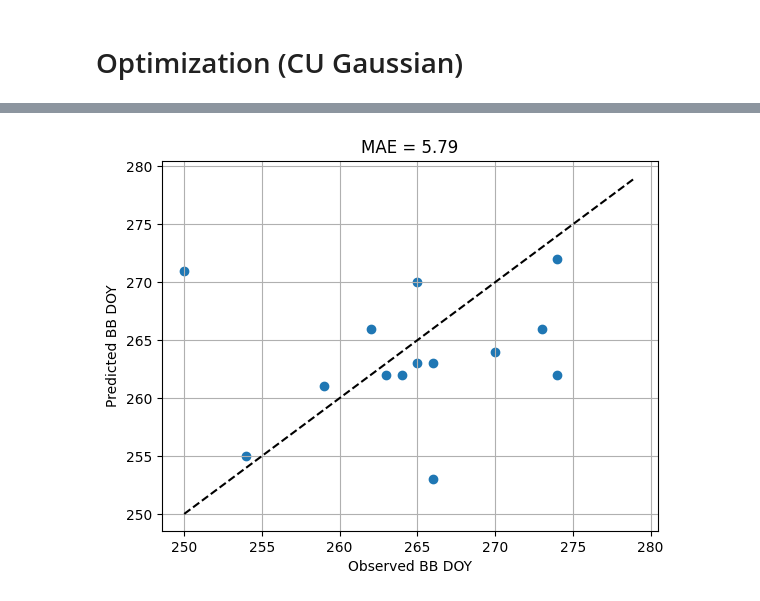
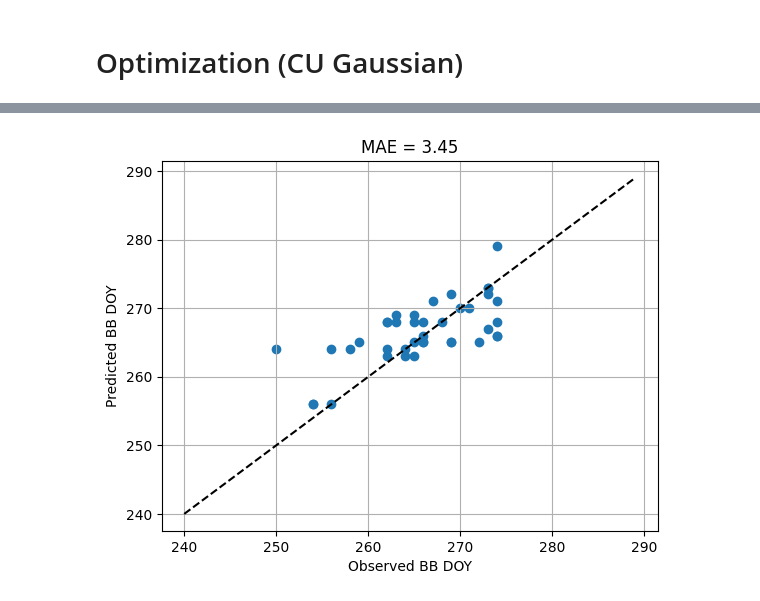
Before and after one commit to Niloofar-Sh/PlayGround, a Jupyter notebook: HC_BB.ipynb, the cells around one changed output, grey strips where cells are left out. Saved outputs shown, nothing was run; the diff lists cells and outputs as text; code cells hidden in the pictures.

Commit message:
HC predict/chillAndHeatOnSpray

```diff
--- a/HC_BB.ipynb
+++ b/HC_BB.ipynb
@@ -344,8 +390,10 @@ array([1.21146468e+03, 1.96363137e-01, 1.84488772e+02])
 locations = ['Te Puke', 'Kerikeri']
 chill_start_day = pd.to_datetime(utils.base_model_config()['StartDay']).day_of_year
 ideal_spray_units = result.x[0]
-max_effect = result.x[1]
-tolerance = result.x[2]
+max_effect_high = result.x[1]
+max_effect_low = result.x[2]
+# steepness = result.x[3]
+tolerance = result.x[3]
 
 predicted_budbreak_doy = defaultdict(lambda: defaultdict(lambda: defaultdict()))
 
@@ -358,7 +406,7 @@ for i, location in enumerate(locations):
             Acc_unit_spray = CHU_spray[location][year][sheet_info]
 
             app_doy = observed_application_doy[location][year][sheet_info]
-            effective_target = hi_cane_effective_chill_target(ideal_spray_units,  max_effect, tolerance, Acc_unit_spray, base_model_config['ChillRequirement']+base_model_config['HeatRequirement'])
+            effective_target = hi_cane_effective_chill_target(ideal_spray_units, max_effect_high , max_effect_low, tolerance, Acc_unit_spray, base_model_config['ChillRequirement']+base_model_config['HeatRequirement'])
 
             effective_chill_target = (base_model_config['ChillRequirement']/(base_model_config['ChillRequirement']+base_model_config['HeatRequirement'])) * effective_target
             effective_heat_target = effective_target - effective_chill_target
@@ -473,10 +506,10 @@ array([2.30147872e+02, 2.69987713e+02, 2.01577825e-01, 3.18201669e+01])
 # %%
 locations = ['Te Puke', 'Kerikeri']
 chill_start_day = pd.to_datetime(utils.base_model_config()['StartDay']).day_of_year
-if location == 'Te Puke': ideal_doy = result.x[0];
-elif location == 'Kerikeri': ideal_doy = result.x[1];
-max_effect = result.x[2]
-tolerance = result.x[3]
+ideal_spray_units = result.x[0]
+max_effect = result.x[1]
+tolerance = result.x[2]
+skew = result.x[3]
 
 predicted_budbreak_doy = defaultdict(lambda: defaultdict(lambda: defaultdict()))
 
@@ -486,9 +519,13 @@ for i, location in enumerate(locations):
         for sheet_info, weather_data in weather_df[location][year].items():
             weather_since_start_doy = weather_data[weather_data['doy']>=start_day].reset_index(drop=True)
 
+            Acc_unit_spray = CHU_spray[location][year][sheet_info]
 
             app_doy = observed_application_doy[location][year][sheet_info]
-            effective_chill_target = hi_cane_effective_chill_target(ideal_doy,  max_effect, tolerance, app_doy, base_model_config['ChillRequirement'])
+            effective_target = skewed_gaussian_effect(Acc_unit_spray, max_effect, ideal_spray_units, tolerance, skew, base_model_config['ChillRequirement']+ base_model_config['HeatRequirement'])
+
+            effective_chill_target = (base_model_config['ChillRequirement']/(base_model_config['ChillRequirement']+base_model_config['HeatRequirement'])) * effective_target
+            effective_heat_target = effective_target - effective_chill_target
 
 
             # Chill accumulation
@@ -503,7 +540,7 @@ for i, location in enumerate(locations):
             heatVal = 0
             for idx_bb, temp in enumerate(weather_since_start_doy['temp'][idx_endodormancy_release+1:]):
                 heatVal += Wangengel(base_model_config["MinTemp_BB"], base_model_config["OptTemp_BB"],base_model_config["MaxTemp_BB"], base_model_config["RefTemp_BB"],temp)
-                if heatVal >= base_model_config['HeatRequirement']:
+                if heatVal >= effective_heat_target:
                     predicted_doy = int(weather_since_start_doy['doy'].iloc[idx_endodormancy_release + idx_bb + 1])
                     break
 
@@ -511,17 +601,30 @@ for i, location in enumerate(locations):
 # %%
 observations = []
 predictions = []
+spray_doys = []
+chu_obs = []
+chu_spray = []
+
+
 for loc in observed_budbreak_doy.keys():
-    for year in observed_budbreak_doy[loc].keys():
-        observations.append([doy for  doy in observed_budbreak_doy[loc][year].values()][0])
-        predictions.append([doy for doy in predicted_budbreak_doy[loc][year].values()][0])
+     for year in observed_budbreak_doy[loc].keys():
+            for sheet_info in observed_budbreak_doy[loc][year]:
+                observed_bb = observed_budbreak_doy[loc][year][sheet_info]
+                observations.append(observed_bb)
+                predicted_bb = predicted_budbreak_doy[loc][year][sheet_info]
+                predictions.append(predicted_bb)
+
+                spray_doys.append(observed_application_doy[loc][year][sheet_info])
+                chu_obs.append(CHU_observation[loc][year][sheet_info])
+                chu_spray.append(CHU_spray[loc][year][sheet_info])
+
 
 mae = utils.mean_absolute_error(observations,predictions)
 plt.scatter(x=observations,y=predictions)
-plt.plot(np.arange(250,280,1), np.arange(250,280,1), 'k--')
+plt.plot(np.arange(240,290,1), np.arange(240,290,1), 'k--')
 plt.xlabel('Observed BB DOY')
 plt.ylabel('Predicted BB DOY')
 plt.title(f'MAE = {round(mae,2)}')
 plt.grid()
 # %% [output]
-[figure, old version]
+[figure, new version]
```
Also changed, not shown: parts of 25 cells of this notebook.
